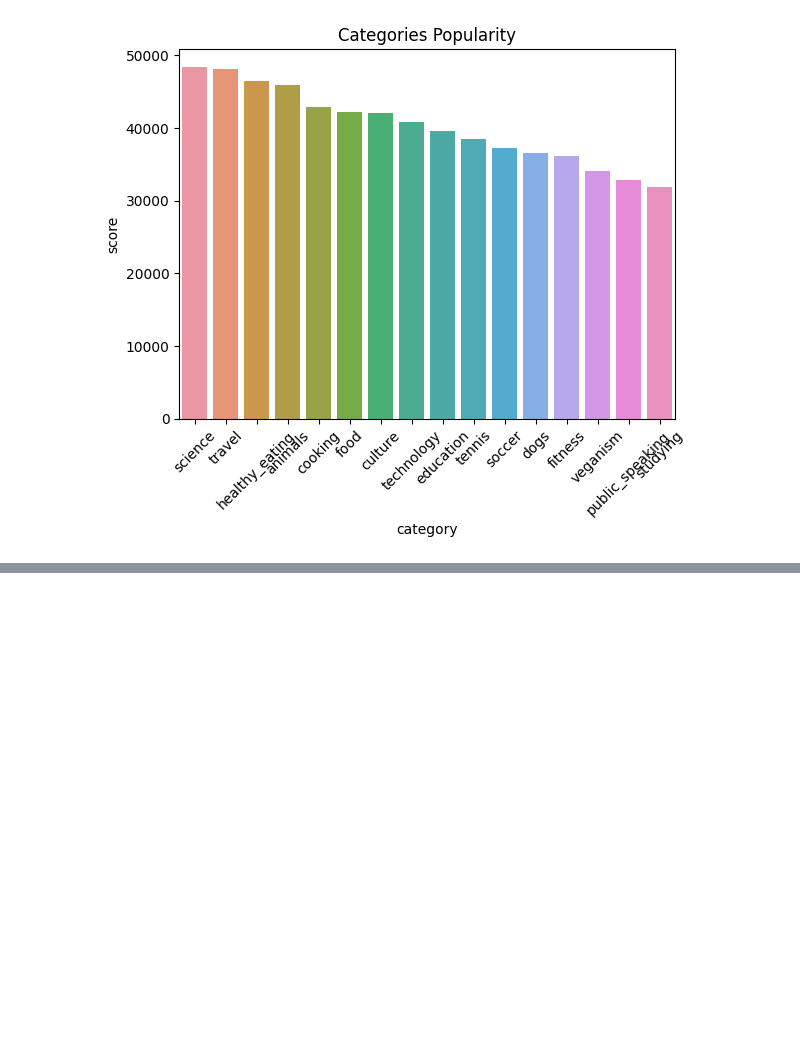
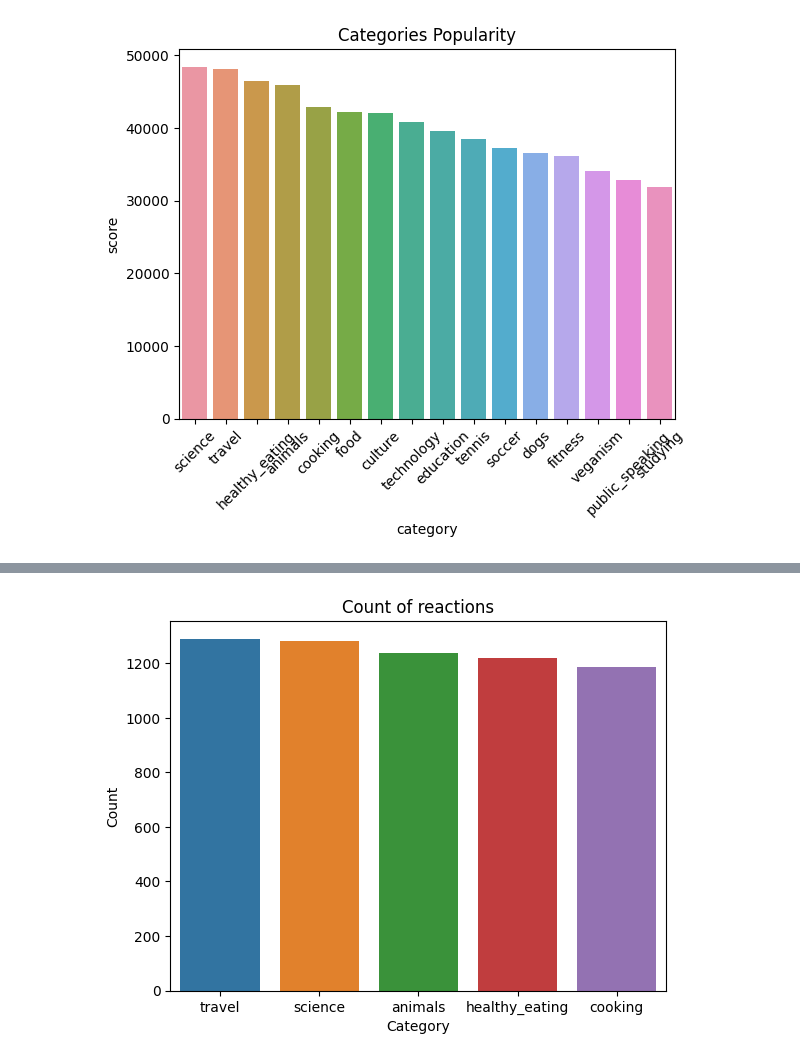
Before and after one commit to sarah-zhan/accenture_project1, a Jupyter notebook: main.ipynb, the cells around one changed output, grey strips where cells are left out. Drawn from its saved outputs; the diff is of its cells as text; code cells hidden in the pictures; blank space fills up the shorter version.

Commit message:
count the reactions of top5

```diff
--- a/main.ipynb
+++ b/main.ipynb
@@ -261,0 +245,8 @@ Name: content_id, dtype: int64
+# %%
+# How many reactions are there to the most popular category?
+grouped_reactions = join_table.groupby("category")["content_id"].count().sort_values(ascending=False)
+grouped_reactions = pd.DataFrame(grouped_reactions)
+grouped_reactions = grouped_reactions.reset_index()
+grouped_reactions = grouped_reactions.rename(columns={"index": "category"})
+grouped_reactions_top5 = grouped_reactions[(grouped_reactions.category == "science") | (grouped_reactions.category == "travel") | (grouped_reactions.category == "healthy_eating") | (grouped_reactions.category == "animals") | (grouped_reactions.category == "cooking")]
+grouped_reactions_top5
@@ -261,0 +260,9 @@ Name: content_id, dtype: int64
+# %%
+# plot the top5 count
+sns.barplot(data=grouped_reactions_top5, x="category", y="content_id")
+plt.title("Count of reactions")
+plt.ylabel("Count")
+plt.xlabel("Category")
+plt.show()
+# %% [output]
+[figure, added]
```
Also changed, not shown: parts of 7 cells of this notebook.
